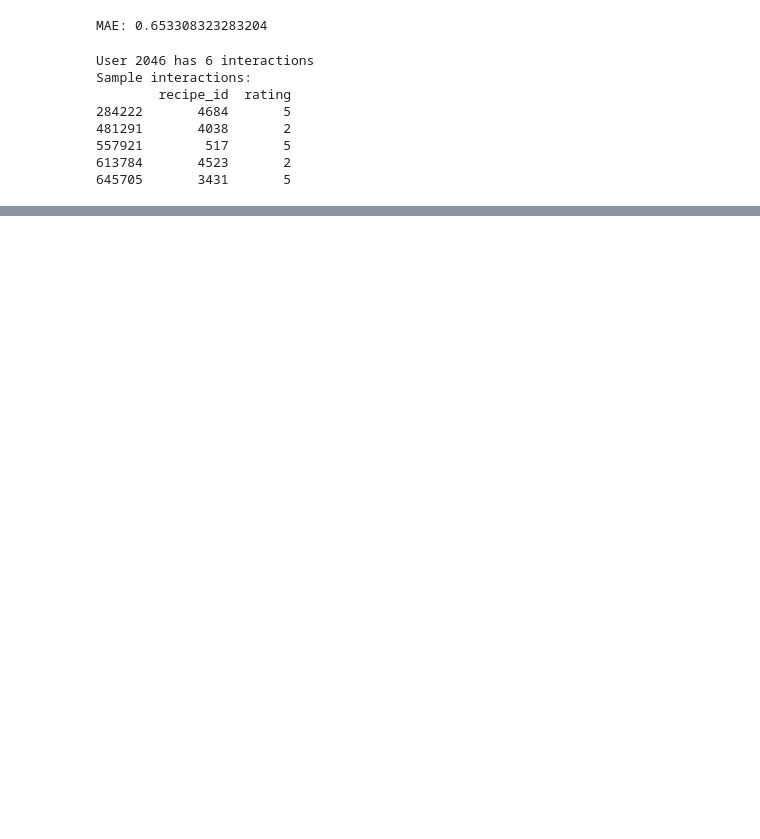
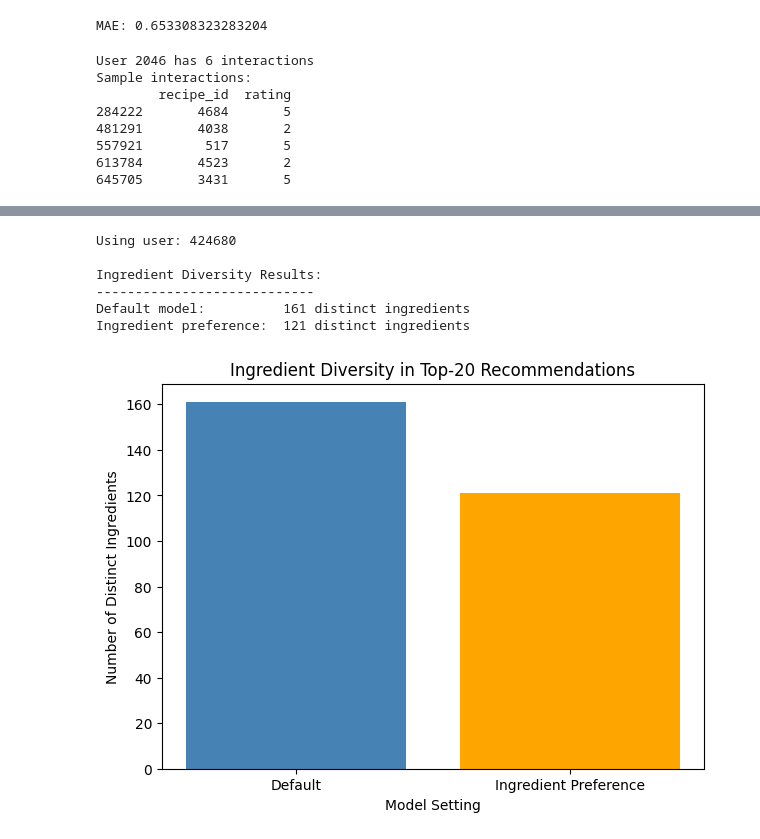
Before and after one commit to trhenry33/Byte-Baker-Recipe-Recommender, a Jupyter notebook: RecipeRecs.ipynb, the cells around one changed output, grey strips where cells are left out. Saved outputs shown, nothing was run; the diff lists cells and outputs as text; code cells hidden in the pictures; blank space fills up the shorter version.

```diff
--- a/RecipeRecs.ipynb
+++ b/RecipeRecs.ipynb
@@ -329,0 +432,63 @@ Top 5 recipe recommendations for user 38094 (preference=None):
+# %%
+import numpy as np
+import matplotlib.pyplot as plt
+
+# ---------------------------------------------------------
+# 1. Safe ingredient diversity function
+# ---------------------------------------------------------
+def ingredient_diversity(rec_df):
+    if rec_df is None or len(rec_df) == 0:
+        return 0
+
+    # map recipe IDs → feature rows
+    rows = [recipe_id_to_row[r] for r in rec_df['id']]
+    feats = recipe_features[rows]      # sparse matrix slice
+
+    summed = feats.sum(axis=0)         # sum ingredients across recipes
+    arr = np.asarray(summed).ravel()   # convert to ndarray
+    return np.count_nonzero(arr)       # count distinct ingredients
+
+
+# ---------------------------------------------------------
+# 2. Choose a strong user (lots of interactions)
+# ---------------------------------------------------------
+uid = interactions['user_id'].value_counts().idxmax()
+print("Using user:", uid)
+
+# ---------------------------------------------------------
+# 3. Get recommendations
+# ---------------------------------------------------------
+recs_default = recommend_recipes_for_user(uid, top_k=20, verbose=False)
+recs_ing_pref = recommend_recipes_for_user(uid, top_k=20, preference="ingredients", verbose=False)
+
+# ---------------------------------------------------------
+# 4. Compute ingredient diversity
+# ---------------------------------------------------------
+div_default = ingredient_diversity(recs_default)
+div_ing = ingredient_diversity(recs_ing_pref)
+
+print("\nIngredient Diversity Results:")
+print("----------------------------")
+print(f"Default model:          {div_default} distinct ingredients")
+print(f"Ingredient preference:  {div_ing} distinct ingredients")
+
+# ---------------------------------------------------------
+# 5. Plot comparison
+# ---------------------------------------------------------
+labels = ["Default", "Ingredient Preference"]
+values = [div_default, div_ing]
+
+plt.figure(figsize=(7,5))
+plt.bar(labels, values, color=["steelblue", "orange"])
+plt.title("Ingredient Diversity in Top-20 Recommendations")
+plt.ylabel("Number of Distinct Ingredients")
+plt.xlabel("Model Setting")
+plt.show()
+# %% [output]
+Using user: 424680
+
+Ingredient Diversity Results:
+----------------------------
+Default model:          161 distinct ingredients
+Ingredient preference:  121 distinct ingredients
+[figure, added]
```
Also changed, not shown: parts of 9 cells of this notebook.
